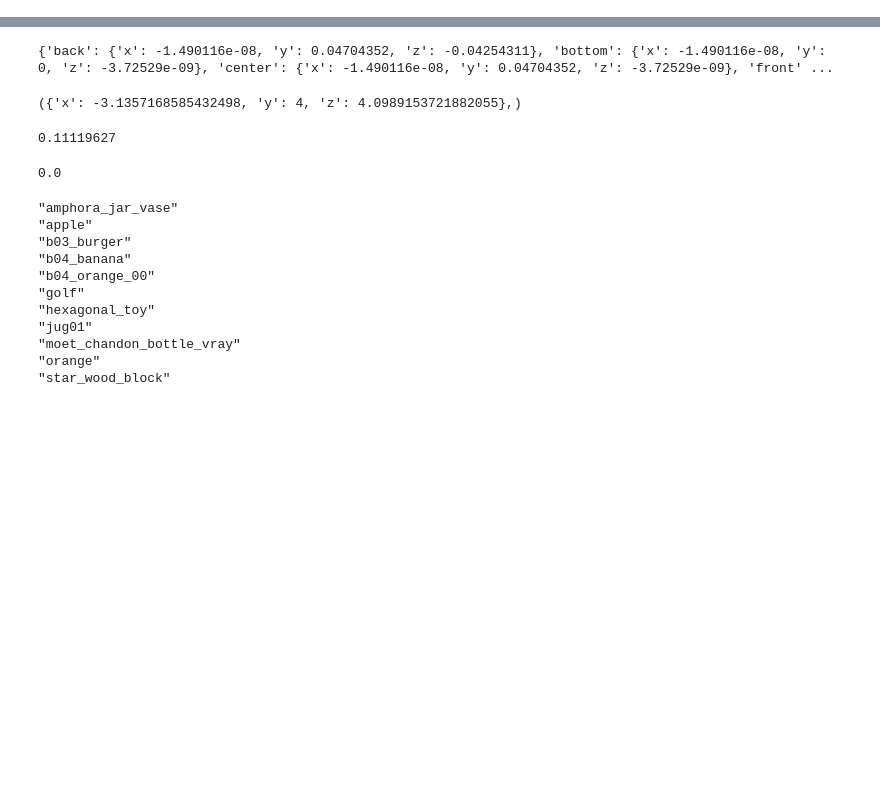
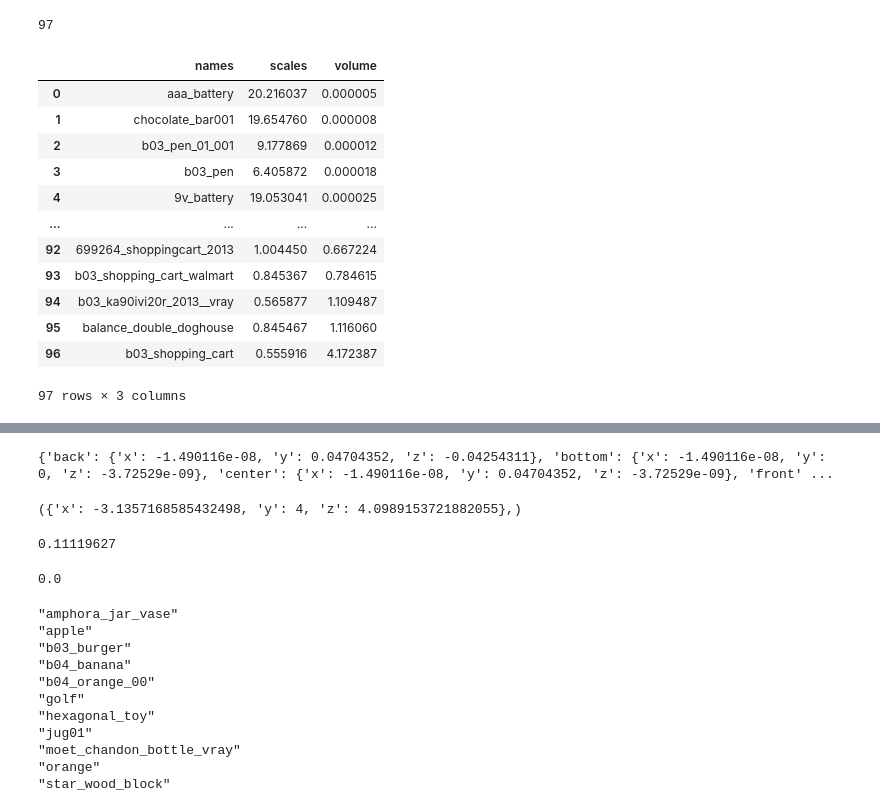
Before and after one commit to readmees/tdw_physics, a Jupyter notebook: quick_runs.ipynb, the cells around one changed output, grey strips where cells are left out. Saved outputs shown, nothing was run; the diff lists cells and outputs as text; code cells hidden in the pictures; blank space fills up the shorter version.

```diff
--- a/quick_runs.ipynb
+++ b/quick_runs.ipynb
@@ -23,3 +23,39 @@ from tdw.librarian import ModelLibrarian
 from typing import Dict
 from controllers.helpers.helpers import ObjectInfo, get_random_avatar_position
 from controllers.helpers.objects import *
+# %%
+''' Do not remove '''
+import matplotlib.pyplot as plt
+import numpy as np
+import pandas as pd
+lib = ModelLibrarian('models_core.json')
+# Concatenate the ALL lists
+objects = CONTAINERS + CONTAINED + OCCLUDERS + OCCLUDERS_SEE_THROUGH + OCCLUDED +\
+                ROLLING_FLIPPED + BALLS
+
+# Remove duplicates, while preserving order
+# See https://stackoverflow.com/questions/480214/how-do-i-remove-duplicates-from-a-list-while-preserving-order
+objects = list(dict.fromkeys(objects))
+print(len(objects))
+df = pd.DataFrame(
+{'names': [record.name for record in lib.records if record.name in objects],
+    'scales' :[TDWUtils.get_unit_scale(record) for record in lib.records if record.name in objects],
+'volume' : [np.prod(TDWUtils.get_bounds_extents(record.bounds)) for record in lib.records if record.name in objects],}
+)
+df = df.sort_values(by="volume", ignore_index=True)
+df
+# %% [output]
+97
+|  | names | scales | volume |
+| 0 | aaa_battery | 20.216037 | 0.000005 |
+| 1 | chocolate_bar001 | 19.654760 | 0.000008 |
+| 2 | b03_pen_01_001 | 9.177869 | 0.000012 |
+| 3 | b03_pen | 6.405872 | 0.000018 |
+| 4 | 9v_battery | 19.053041 | 0.000025 |
+| ... | ... | ... | ... |
+| 92 | 699264_shoppingcart_2013 | 1.004450 | 0.667224 |
+| 93 | b03_shopping_cart_walmart | 0.845367 | 0.784615 |
+| 94 | b03_ka90ivi20r_2013__vray | 0.565877 | 1.109487 |
+| 95 | balance_double_doghouse | 0.845467 | 1.116060 |
+| 96 | b03_shopping_cart | 0.555916 | 4.172387 |
+97 rows × 3 columns
```
Also changed, not shown: parts of 3 cells of this notebook, 3 other files.
